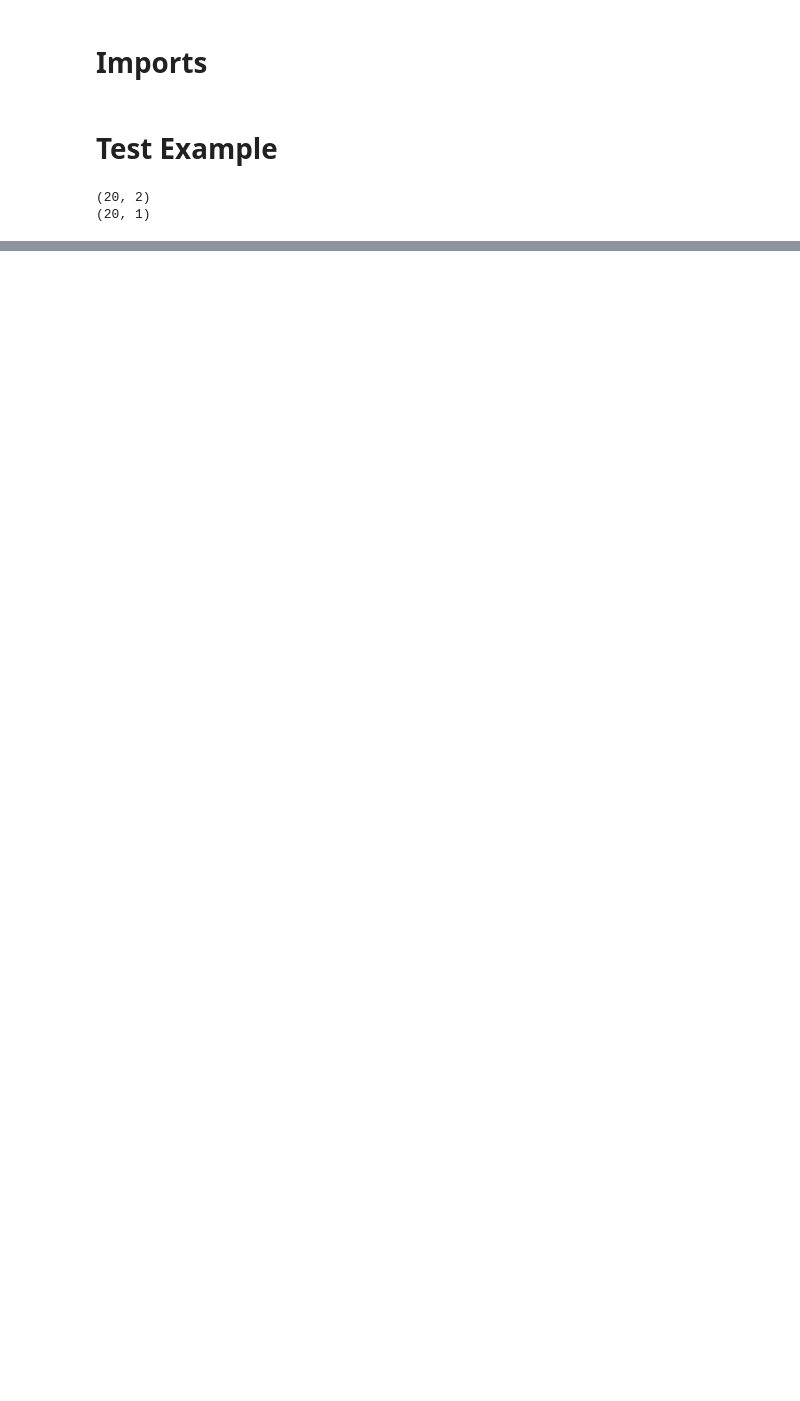
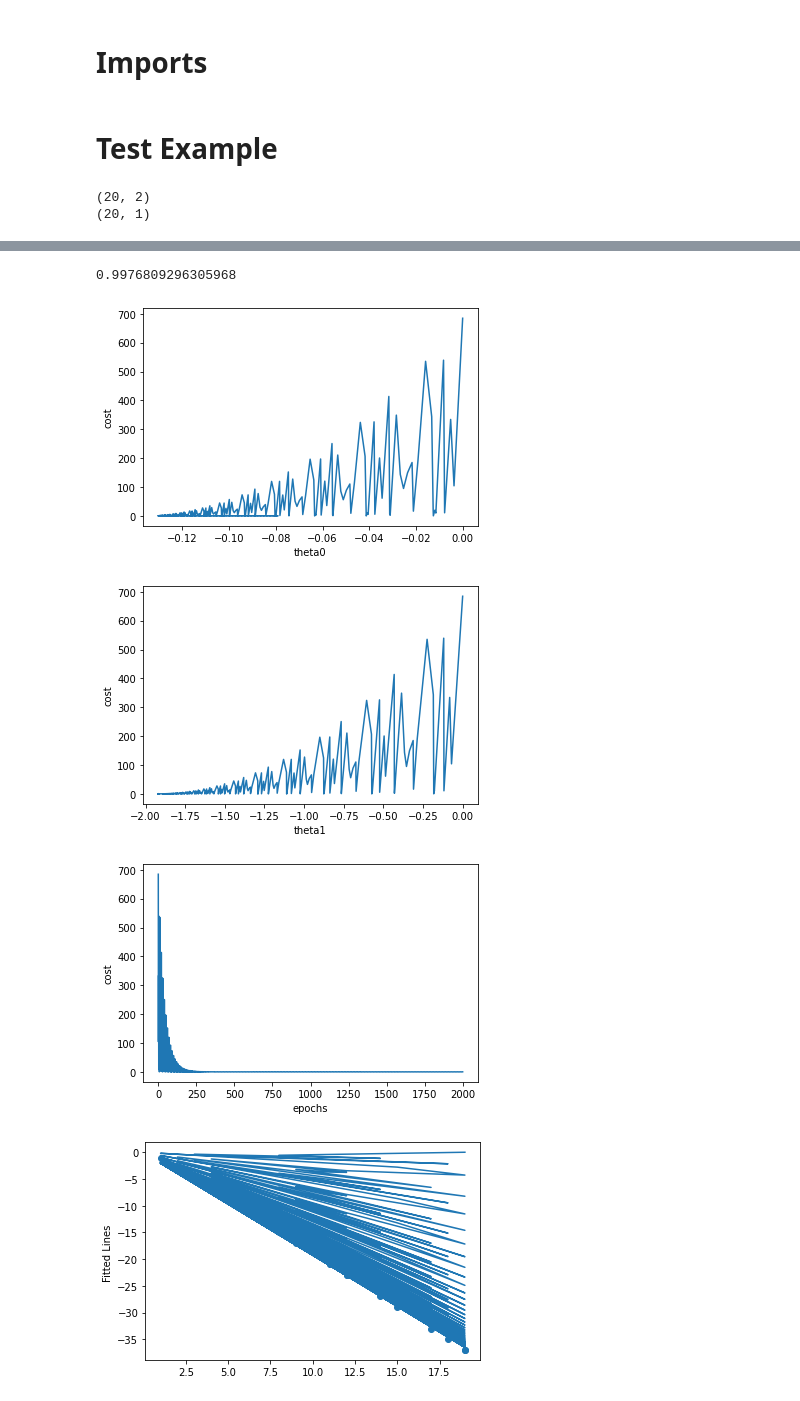
Before and after one commit to Yassmina-Abdo/Optimization-Algorithms, a Jupyter notebook: Notebookes/Stochastic Gradient Descent.ipynb, the cells around one changed output, grey strips where cells are left out. Drawn from its saved outputs; the diff is of its cells as text; code cells hidden in the pictures; blank space fills up the shorter version.

```diff
--- a/Notebookes/Stochastic Gradient Descent.ipynb
+++ b/Notebookes/Stochastic Gradient Descent.ipynb
@@ -91,0 +100,8 @@ Run_Stc_GD(X,Y,alpha=0.0001,epochs=100)
+# %%
+Run_Stc_GD(X,Y,alpha=0.0001,epochs=100,shuffle=False)
+# %% [output]
+0.9976809296305968
+[figure, added]
+[figure, added]
+[figure, added]
+[figure, added]
```
Also changed, not shown: parts of 5 cells of this notebook.
